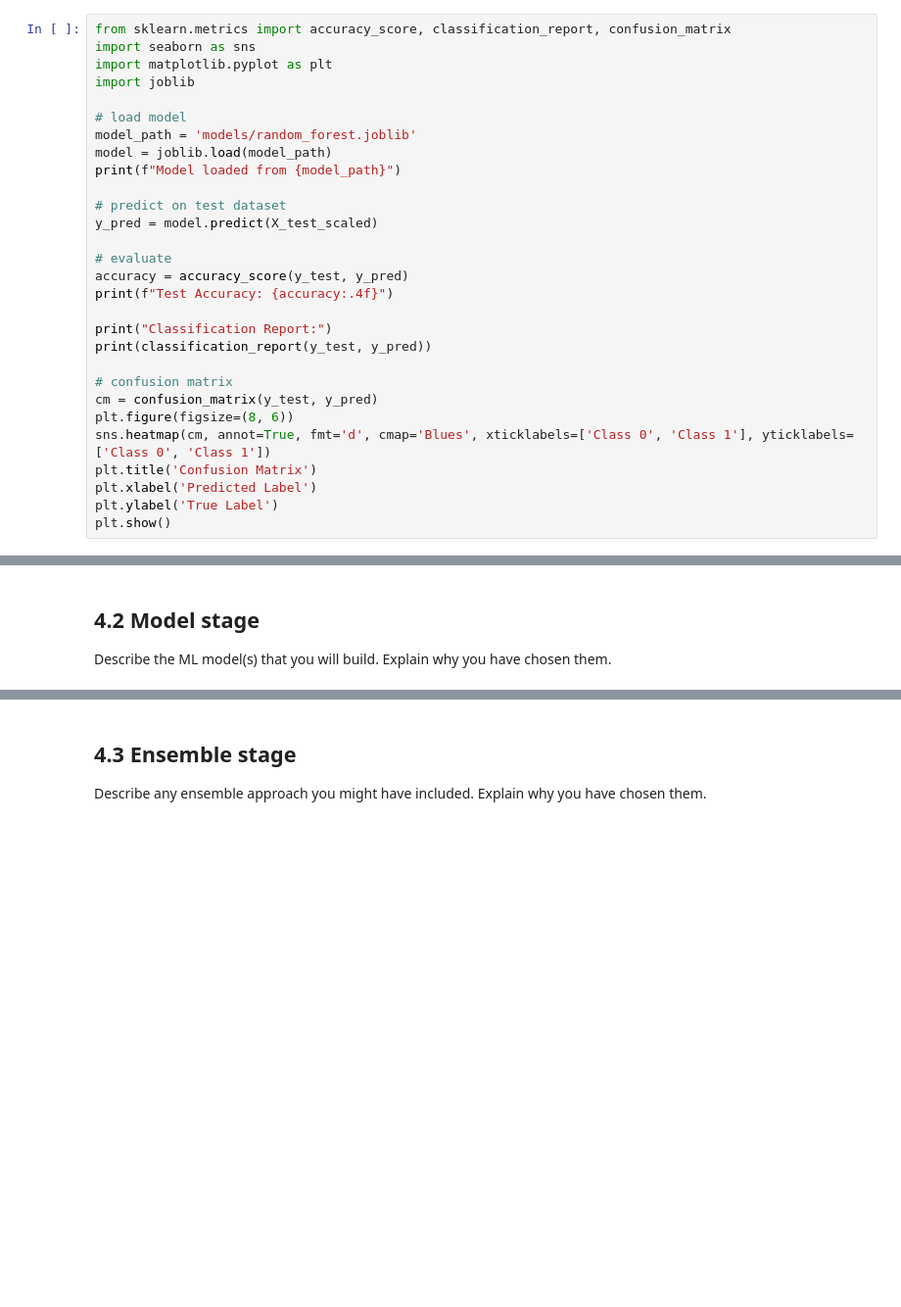
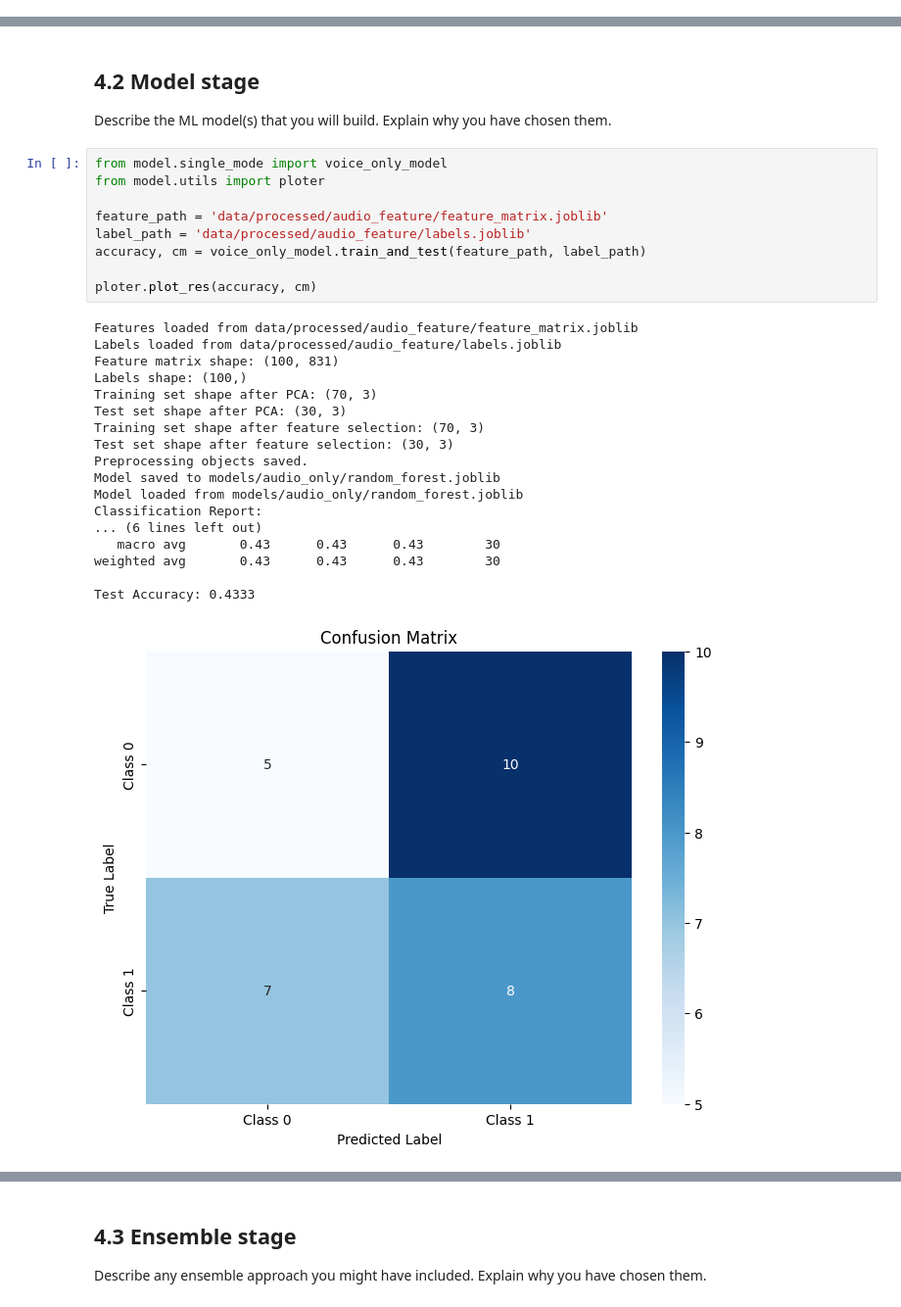
Before and after one commit to zxrys/ML_mini_proj, a Jupyter notebook: CBU5201_miniproject_submission.ipynb, the cells around one changed output, grey strips where cells are left out. Shown at 98% size. Cells and saved outputs as stored; diff of their text form; blank space fills up the shorter version.

Commit message:
[upgrade] feature extraction done [upgrade] single mode random forest train and test done

```diff
--- a/CBU5201_miniproject_submission.ipynb
+++ b/CBU5201_miniproject_submission.ipynb
@@ -319,29 +203,0 @@ SHAP summary plot displayed.
-# %%
-from sklearn.metrics import accuracy_score, classification_report, confusion_matrix
-import seaborn as sns
-import matplotlib.pyplot as plt
-import joblib
-
-# load model
-model_path = 'models/random_forest.joblib'
-model = joblib.load(model_path)
-print(f"Model loaded from {model_path}")
-
-# predict on test dataset
-y_pred = model.predict(X_test_scaled)
-
-# evaluate
-accuracy = accuracy_score(y_test, y_pred)
-print(f"Test Accuracy: {accuracy:.4f}")
-
-print("Classification Report:")
-print(classification_report(y_test, y_pred))
-
-# confusion matrix
-cm = confusion_matrix(y_test, y_pred)
-plt.figure(figsize=(8, 6))
-sns.heatmap(cm, annot=True, fmt='d', cmap='Blues', xticklabels=['Class 0', 'Class 1'], yticklabels=['Class 0', 'Class 1'])
-plt.title('Confusion Matrix')
-plt.xlabel('Predicted Label')
-plt.ylabel('True Label')
-plt.show()
@@ -413,3 +255,31 @@ Processing: 00012.wav (Language: Chinese)
 ## 4.2 Model stage
 
 Describe the ML model(s) that you will build. Explain why you have chosen them.
+# %%
+from model.single_mode import voice_only_model
+from model.utils import ploter
+
+feature_path = 'data/processed/audio_feature/feature_matrix.joblib'
+label_path = 'data/processed/audio_feature/labels.joblib'
+accuracy, cm = voice_only_model.train_and_test(feature_path, label_path)
+
+ploter.plot_res(accuracy, cm)
+# %% [output]
+Features loaded from data/processed/audio_feature/feature_matrix.joblib
+Labels loaded from data/processed/audio_feature/labels.joblib
+Feature matrix shape: (100, 831)
+Labels shape: (100,)
+Training set shape after PCA: (70, 3)
+Test set shape after PCA: (30, 3)
+Training set shape after feature selection: (70, 3)
+Test set shape after feature selection: (30, 3)
+Preprocessing objects saved.
+Model saved to models/audio_only/random_forest.joblib
+Model loaded from models/audio_only/random_forest.joblib
+Classification Report:
+... (6 lines left out)
+   macro avg       0.43      0.43      0.43        30
+weighted avg       0.43      0.43      0.43        30
+
+Test Accuracy: 0.4333
+[figure, added]
```
Also changed, not shown: parts of 6 cells of this notebook, 12 other files.
